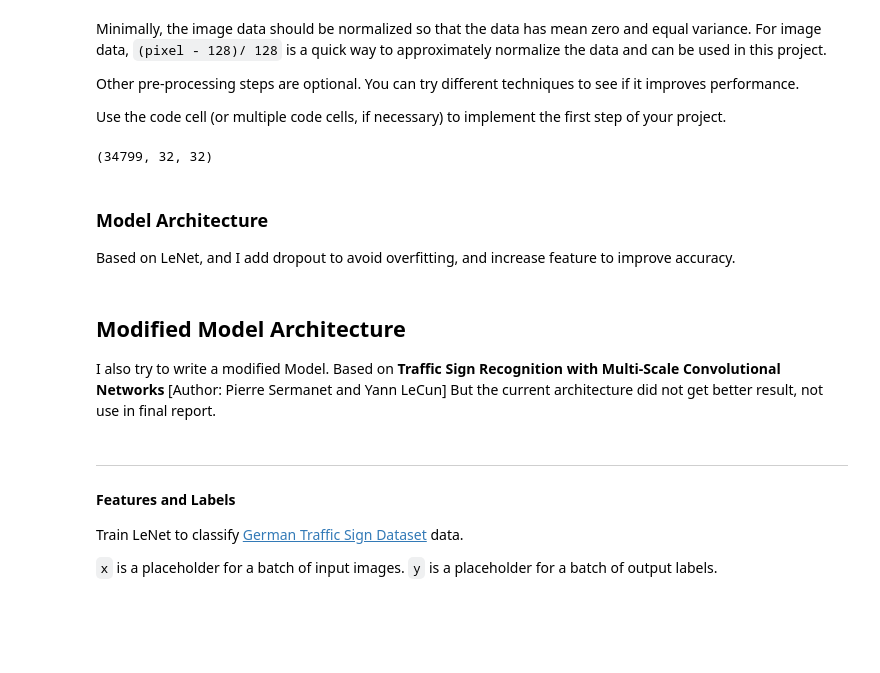
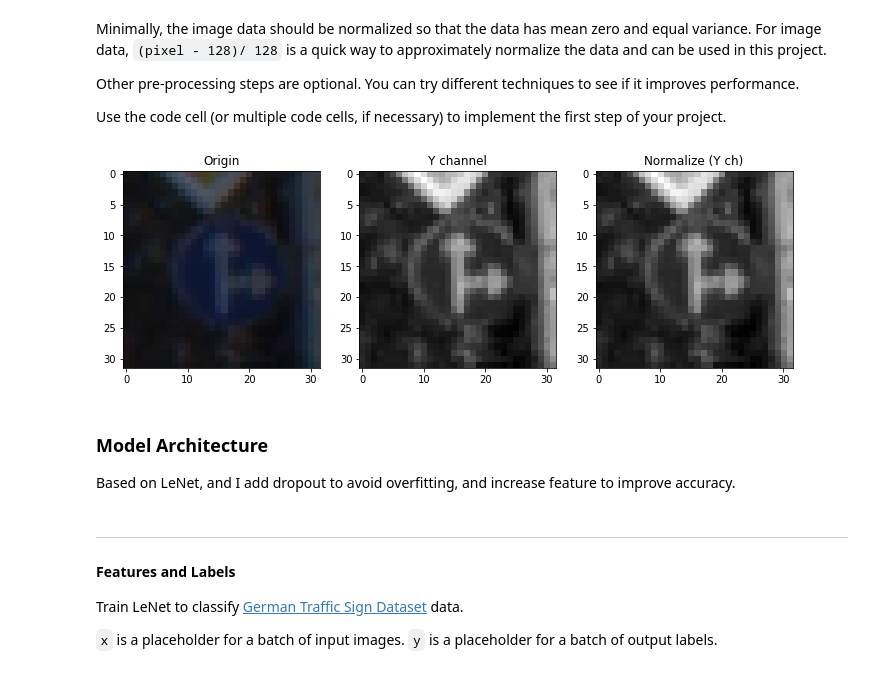
Before and after one commit to RobinCPC/CarND-Traffic-Sign-Classifier-Project, a Jupyter notebook: Traffic_Sign_Classifier.ipynb, the cells around one changed output. Saved outputs shown, nothing was run; the diff lists cells and outputs as text; code cells hidden in the pictures; blank space fills up the shorter version.

```diff
--- a/Traffic_Sign_Classifier.ipynb
+++ b/Traffic_Sign_Classifier.ipynb
@@ -165,42 +167,43 @@ Use the code cell (or multiple code cells, if necessary) to implement the first
 
 import cv2
 YUV_tr = np.array([cv2.cvtColor(xx.astype(np.float32), cv2.COLOR_RGB2YCrCb)  for xx in X_train])
-gray_tr = np.array([cv2.cvtColor(xx.astype(np.float32), cv2.COLOR_RGB2GRAY)  for xx in X_train])
 YUV_va = np.array([cv2.cvtColor(xx.astype(np.float32), cv2.COLOR_RGB2YCrCb)  for xx in X_valid])
 YUV_ts = np.array([cv2.cvtColor(xx.astype(np.float32), cv2.COLOR_RGB2YCrCb)  for xx in X_test])
 #print(YUV_tr[0,:,:,0])
-print(gray_tr.shape)
 #X_tr_nor = YUV_tr
 X_tr_nor = (YUV_tr[:,:,:,0] - 128.) / 128.
 X_tr_nor = X_tr_nor[..., np.newaxis]
 #print(X_tr_nor[0,:,:,0])
 #print(X_tr_nor[:,:,:,2].max())
 #X_va_nor = YUV_va
 X_va_nor = (YUV_va[:,:,:,0] - 128.) / 128.
 X_va_nor = X_va_nor[..., np.newaxis]
 
 X_ts_nor = (YUV_ts[:,:,:,0] - 128.) / 128.
 X_ts_nor = X_ts_nor[..., np.newaxis]
 
 #print(X_tr_nor.shape)
 #print(X_va_nor.shape)
-#pro_images = [X_train[0], X_tr_nor[0], YUV_tr[0], gray_tr[0]]
-#fig, axes = plt.subplots(figsize=(8,4), ncols=4, nrows=1)
-#for ax, img in zip(axes.flatten(), pro_images):
-#    ax.imshow(img.squeeze(),cmap='gray')
+pro_images = [X_train[1000], YUV_tr[1000,:,:,0], X_tr_nor[1000]]
+title = ['Origin', 'Y channel', 'Normalize (Y ch)']
+fig, axes = plt.subplots(figsize=(12,4), ncols=3, nrows=1)
+ax =axes.ravel()
+for i, img in enumerate(pro_images):
+    ax[i].imshow(img.squeeze(),cmap='gray')
+    ax[i].set_title(title[i])
 
 # manually get Y channel (YUV) from RGB => Y = 0.299 * R + 0.587 * G + 0.114 * B;
 #Ych_tr = 0.299 * X_train[:,:,:,0] + 0.587 * X_train[:,:,:,1] + 0.114 * X_train[:,:,:,2]
 #Ych_va = 0.299 * X_train[:,:,:,0] + 0.587 * X_train[:,:,:,1] + 0.114 * X_train[:,:,:,2]
 #print((X_train.shape))
 #print(Ych_tr.shape)
 #print(type(Ych_tr))
 #print(Ych_tr[0,:,:])
 #Ych_tr_nor = (Ych_tr - 128.0) / 128.0
 #print(Ych_tr_nor.max())
 #Ych_va_nor = (Ych_va - 128.0) / 128.0
 # %% [output]
-(34799, 32, 32)
+[figure, added]
 # %% [markdown]
 ### Model Architecture
 Based on LeNet, and I add dropout to avoid overfitting, and increase feature to improve accuracy.
@@ -311,8 +314,3 @@ def LeNet(X, dropout):
 
     # Return the result of the last fully connected layer.
     return logits
-# %% [markdown]
-## Modified Model Architecture
-I also try to write a modified Model.
-Based on __Traffic Sign Recognition with Multi-Scale Convolutional Networks__ [Author: Pierre Sermanet and Yann LeCun]
-But the current architecture did not get better result, not use in final report.
```
Also changed, not shown: parts of 13 cells of this notebook.
